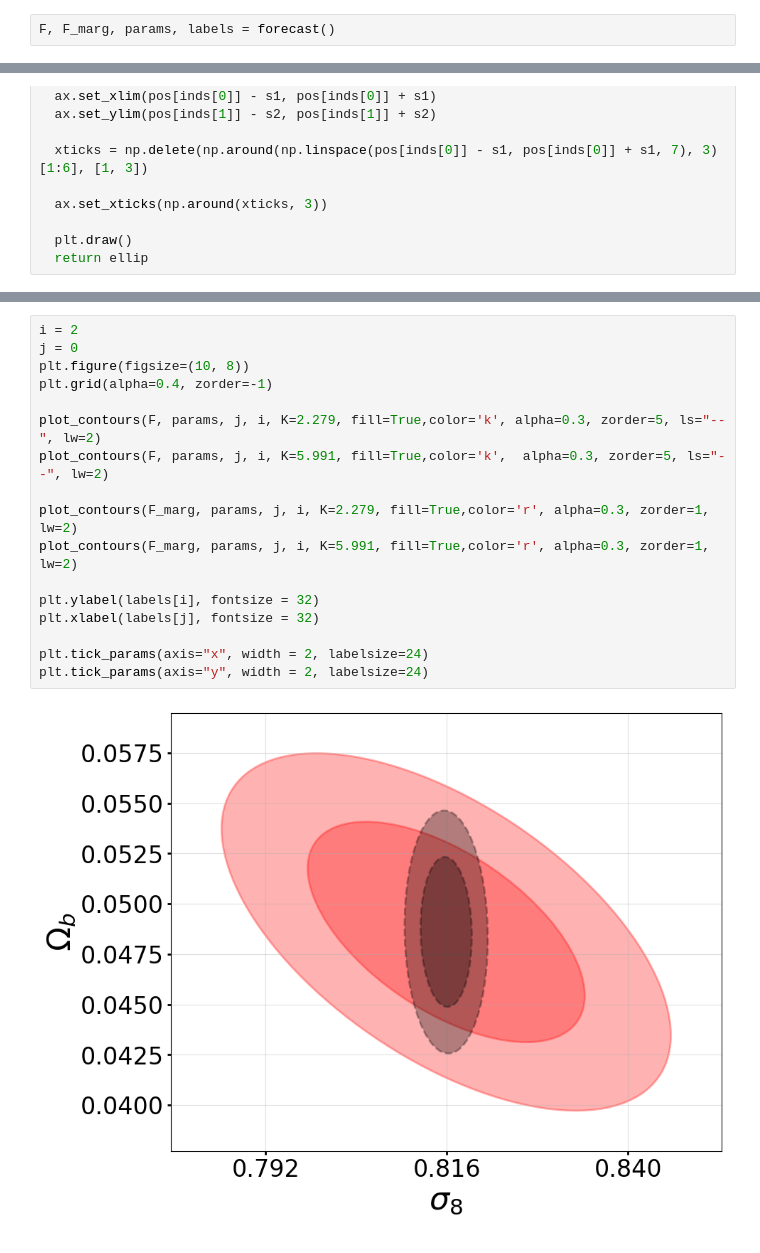
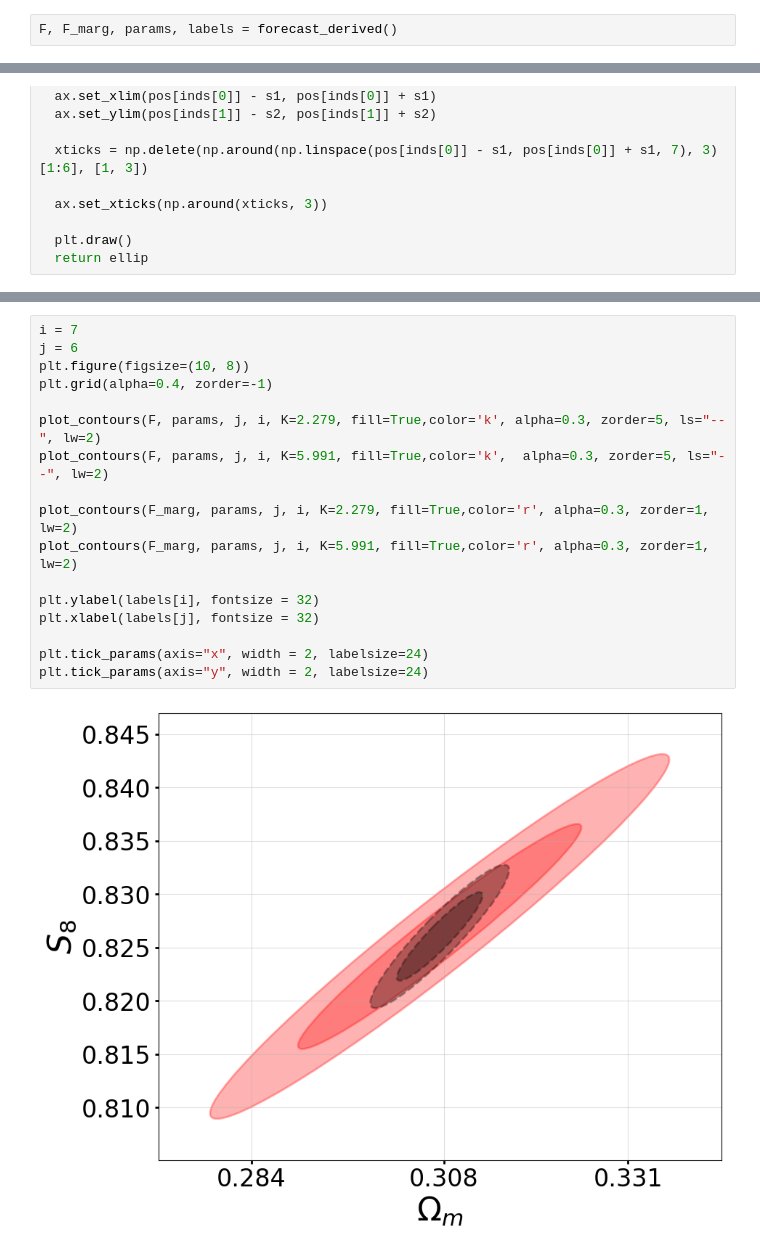
Before and after one commit to fpetri115/LBGforecast, a Jupyter notebook: FORECAST.ipynb, the cells around one changed output, grey strips where cells are left out. Saved outputs shown, nothing was run; the diff lists cells and outputs as text.

Commit message:
new nz forecast

```diff
--- a/FORECAST.ipynb
+++ b/FORECAST.ipynb
@@ -58,7 +58,7 @@ def forecast():
 
     return F, F_marg, params, labels
 # %%
-F, F_marg, params, labels = forecast()
+F, F_marg, params, labels = forecast_derived()
 # %%
 import matplotlib.pyplot as plt
 from matplotlib.patches import Ellipse
@@ -159,19 +159,19 @@ for i in range(nparams):
 # %%
-i = 2
-j = 0
+i = 7
+j = 6
 plt.figure(figsize=(10, 8))
 plt.grid(alpha=0.4, zorder=-1)
 
 plot_contours(F, params, j, i, K=2.279, fill=True,color='k', alpha=0.3, zorder=5, ls="--", lw=2)
 plot_contours(F, params, j, i, K=5.991, fill=True,color='k',  alpha=0.3, zorder=5, ls="--", lw=2)
 
 plot_contours(F_marg, params, j, i, K=2.279, fill=True,color='r', alpha=0.3, zorder=1, lw=2)
 plot_contours(F_marg, params, j, i, K=5.991, fill=True,color='r', alpha=0.3, zorder=1, lw=2)
 
 plt.ylabel(labels[i], fontsize = 32)
 plt.xlabel(labels[j], fontsize = 32)
 
 plt.tick_params(axis="x", width = 2, labelsize=24)
 plt.tick_params(axis="y", width = 2, labelsize=24)
 # %% [output]
-[figure, old version]
+[figure, new version]
```
Also changed, not shown: parts of 1 cell of this notebook, 3 other files.
